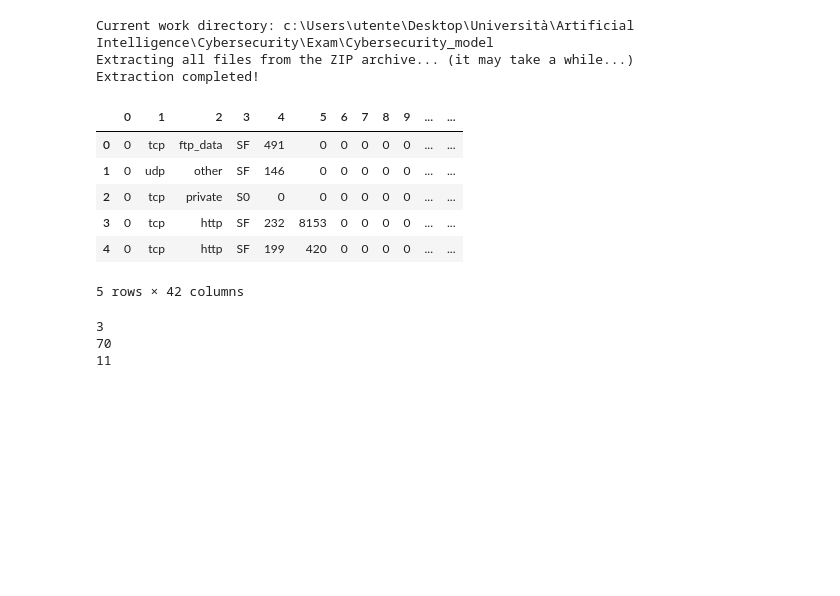
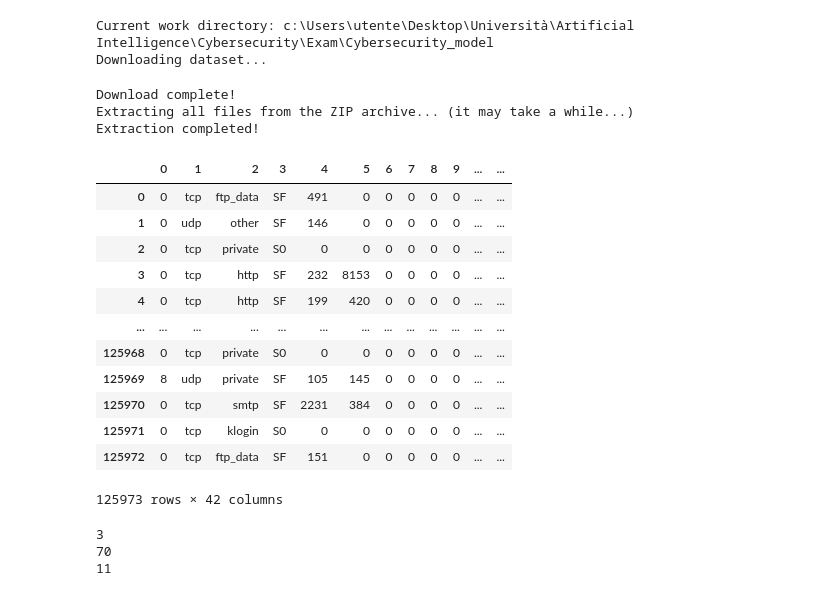
Before and after one commit to NicolaP00/Cybersecurity_model, a Jupyter notebook: Cyber.ipynb, the cells around one changed output. Drawn from its saved outputs; the diff is of its cells as text; code cells hidden in the pictures; blank space fills up the shorter version.

Commit message:
Fix Dataset download

```diff
--- a/Cyber.ipynb
+++ b/Cyber.ipynb
@@ -183,8 +183,8 @@ def FPR(y_true,y_pred):
 def simpleF1(y_true,y_pred):
     return F1(y_true,y_pred,out='F1error')
 # %%
-url = "http://205.174.165.80/CICDataset/NSL-KDD/Dataset/NSL-KDD.zip"
-dataset_name = "NSL-KDD"
+url = "https://github.com/NicolaP00/Cybersecurity_Dataset/archive/main.zip"
+dataset_name = "Cybersecurity_Dataset-main"
 
 print(f"Current work directory: {Path.cwd()}")
 dataset_folder = Path.cwd().joinpath("Datasets")
@@ -202,22 +202,30 @@ if not dataset_path.exists():
     extract_dataset(dataset_zip_path, dataset_folder)
 # %% [output]
 Current work directory: c:\Users\utente\Desktop\Università\Artificial Intelligence\Cybersecurity\Exam\Cybersecurity_model
-Extracting all files from the ZIP archive... (it may take a while...)
-Extraction completed!
+Downloading dataset...
+Download complete!
+Extracting all files from the ZIP archive... (it may take a while...)
+Extraction completed!
 # %%
-df_train = pd.read_csv(str(dataset_folder)+'/KDDTrain+.txt',header=None,names=[str(i) for i in range(43)])
-df_test = pd.read_csv(str(dataset_folder)+'/KDDTest+.txt',header=None,names=[str(i) for i in range(43)])
+df_train = pd.read_csv(str(dataset_path)+'\\KDDTrain+.txt',header=None,names=[str(i) for i in range(43)])
+df_test = pd.read_csv(str(dataset_path)+'\\KDDTest+.txt',header=None,names=[str(i) for i in range(43)])
 df_train = df_train.iloc[:, :-1]
 df_test = df_test.iloc[:, :-1]
-df_train.head()
+df_train
 # %% [output]
 |  | 0 | 1 | 2 | 3 | 4 | 5 | 6 | 7 | 8 | 9 | ... | ... |
 | 0 | 0 | tcp | ftp_data | SF | 491 | 0 | 0 | 0 | 0 | 0 | ... | ... |
 | 1 | 0 | udp | other | SF | 146 | 0 | 0 | 0 | 0 | 0 | ... | ... |
 | 2 | 0 | tcp | private | S0 | 0 | 0 | 0 | 0 | 0 | 0 | ... | ... |
 | 3 | 0 | tcp | http | SF | 232 | 8153 | 0 | 0 | 0 | 0 | ... | ... |
 | 4 | 0 | tcp | http | SF | 199 | 420 | 0 | 0 | 0 | 0 | ... | ... |
+| ... | ... | ... | ... | ... | ... | ... | ... | ... | ... | ... | ... | ... |
+| 125968 | 0 | tcp | private | S0 | 0 | 0 | 0 | 0 | 0 | 0 | ... | ... |
+| 125969 | 8 | udp | private | SF | 105 | 145 | 0 | 0 | 0 | 0 | ... | ... |
+| 125970 | 0 | tcp | smtp | SF | 2231 | 384 | 0 | 0 | 0 | 0 | ... | ... |
+| 125971 | 0 | tcp | klogin | S0 | 0 | 0 | 0 | 0 | 0 | 0 | ... | ... |
+| 125972 | 0 | tcp | ftp_data | SF | 151 | 0 | 0 | 0 | 0 | 0 | ... | ... |
-5 rows × 42 columns
+125973 rows × 42 columns
 # %%
 df_train['41'] = df_train['41'].replace(['normal'], 0)                                                                                    #NORMAL
 df_test['41'] = df_test['41'].replace(['normal'], 0)
```
